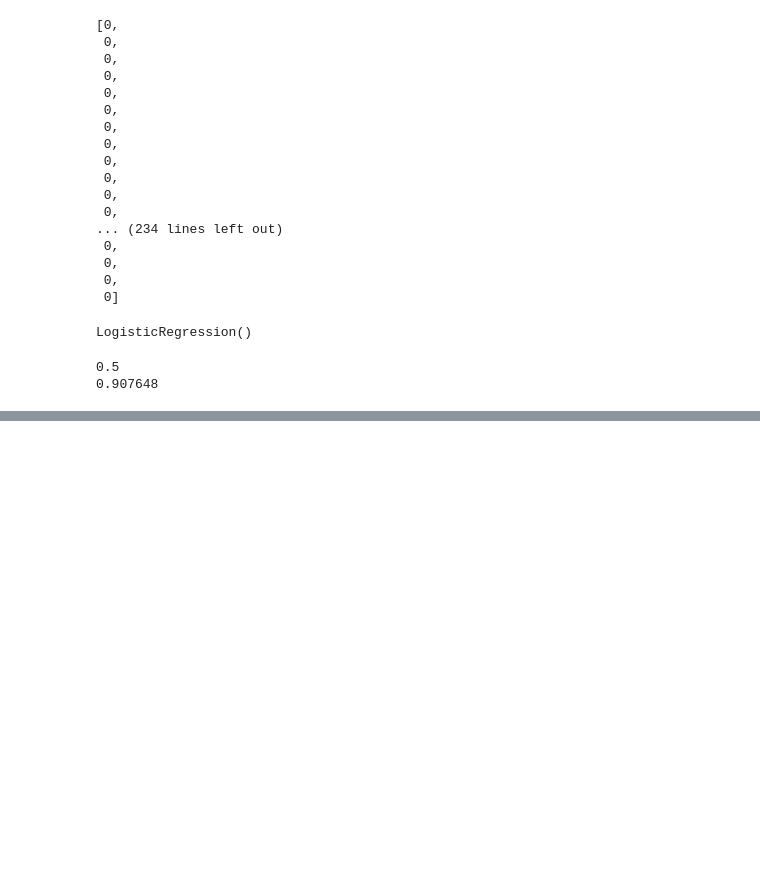
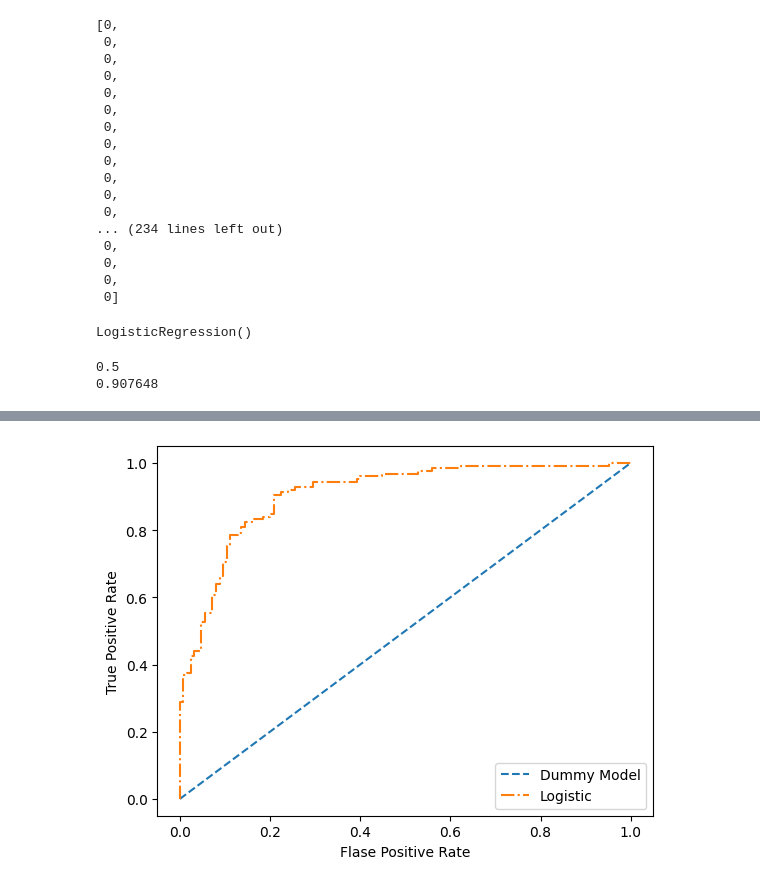
Before and after one commit to om-dalvi-1904/DS-ML-DL-NLP, a Jupyter notebook: Machine Learning/Logistic Regression/logistic-regression-roc.ipynb, the cells around one changed output, grey strips where cells are left out. Saved outputs shown, nothing was run; the diff lists cells and outputs as text; code cells hidden in the pictures; blank space fills up the shorter version.

```diff
--- a/Machine Learning/Logistic Regression/logistic-regression-roc.ipynb
+++ b/Machine Learning/Logistic Regression/logistic-regression-roc.ipynb
@@ -63,3 +63,8 @@ print(model_auc)
 # %% [output]
 0.5
 0.907648
+# %%
+# calculate ROC curves
+
+dummy_fpr, dummy_tpr, _  = roc_curve(y_test, dummy_model_prob)
+model_fpr, model_tpr, thresholds  = roc_curve(y_test, model_prob)
@@ -65,0 +90,14 @@ print(model_auc)
+# %%
+# plot the ROC curve for the model
+
+pyplot.plot(dummy_fpr, dummy_tpr, linestyle='--', label='Dummy Model')
+pyplot.plot(model_fpr, model_tpr, linestyle='-.', label='Logistic')
+# axis labels
+pyplot.xlabel("Flase Positive Rate")
+pyplot.ylabel("True Positive Rate")
+# show the legend
+pyplot.legend()
+# show the plot
+pyplot.show()
+# %% [output]
+[figure, added]
```
Also changed, not shown: parts of 2 cells of this notebook, 2 other files.
